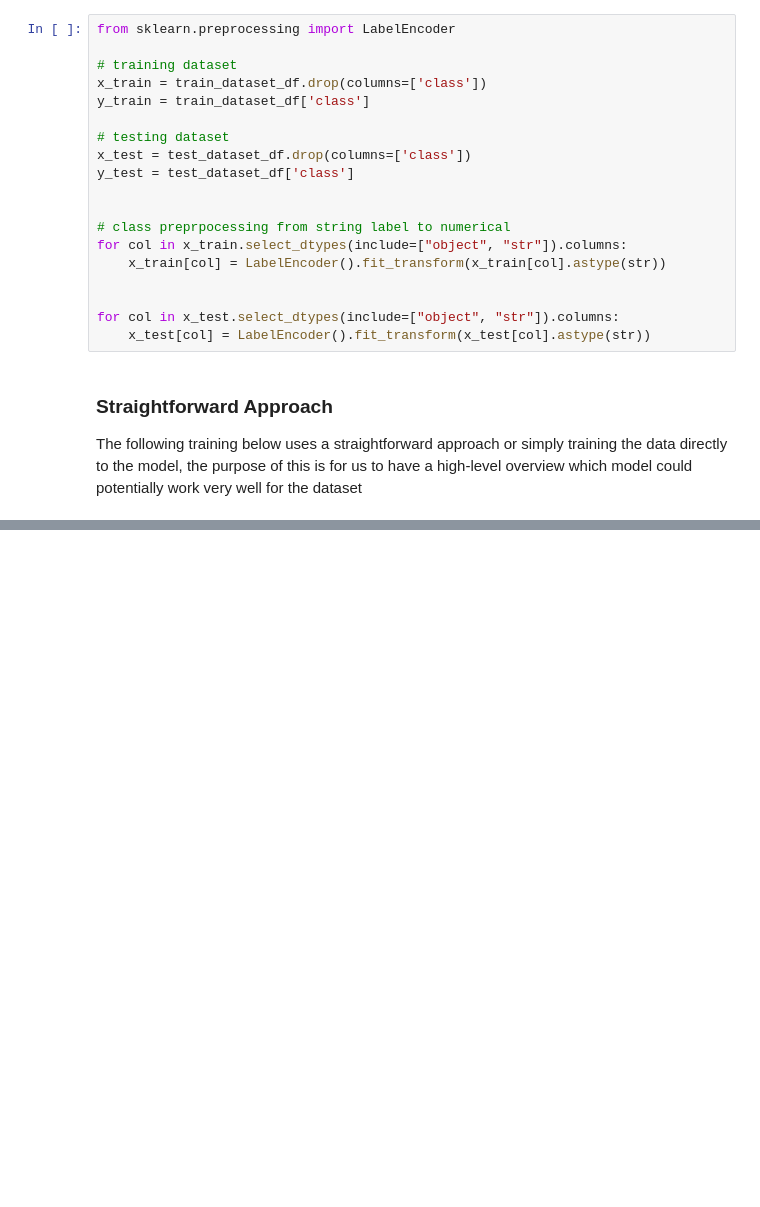
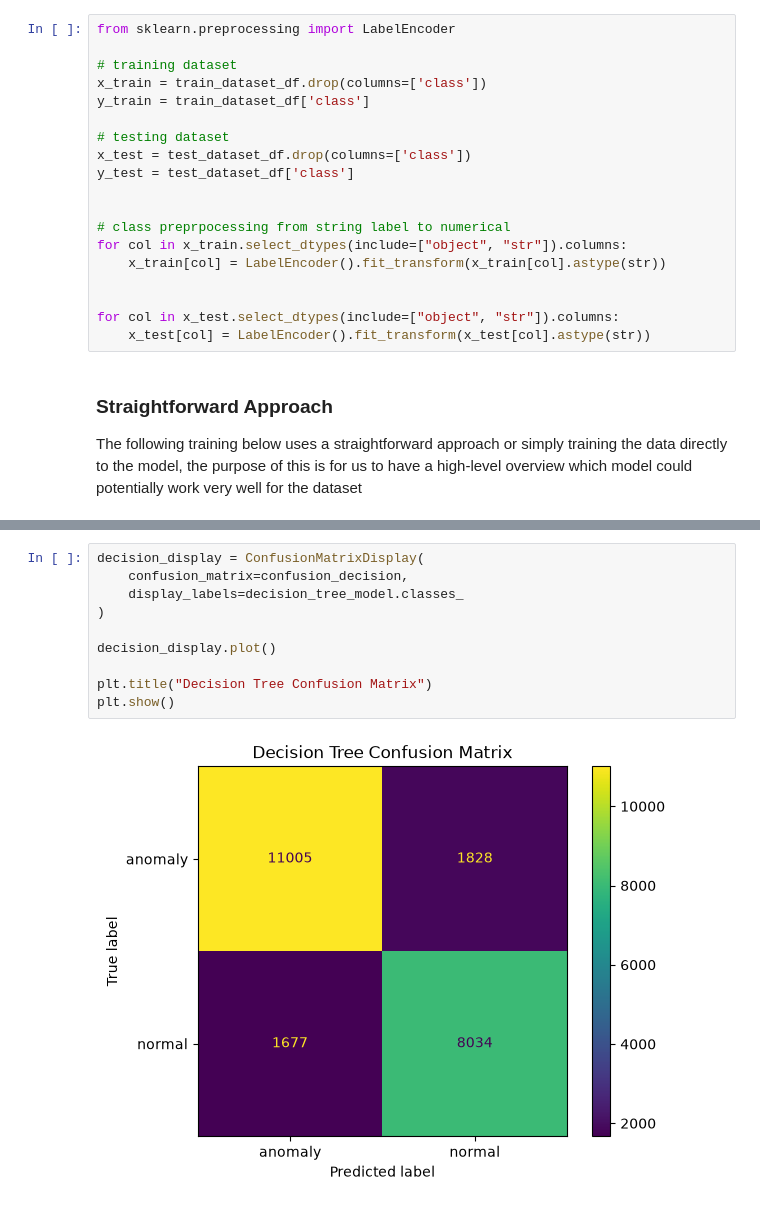
Before and after one commit to hubymeme22/network-security-ids-ml, a Jupyter notebook: experiments/model_training.ipynb, the cells around one changed output, grey strips where cells are left out. Cells and saved outputs as stored; diff of their text form; blank space fills up the shorter version.

```diff
--- a/experiments/model_training.ipynb
+++ b/experiments/model_training.ipynb
@@ -134,0 +178,12 @@ weighted avg       0.82      0.78      0.78     22544
+# %%
+decision_display = ConfusionMatrixDisplay(
+    confusion_matrix=confusion_decision,
+    display_labels=decision_tree_model.classes_
+)
+
+decision_display.plot()
+
+plt.title("Decision Tree Confusion Matrix")
+plt.show()
+# %% [output]
+[figure, added]
```
Also changed, not shown: parts of 11 cells of this notebook.
